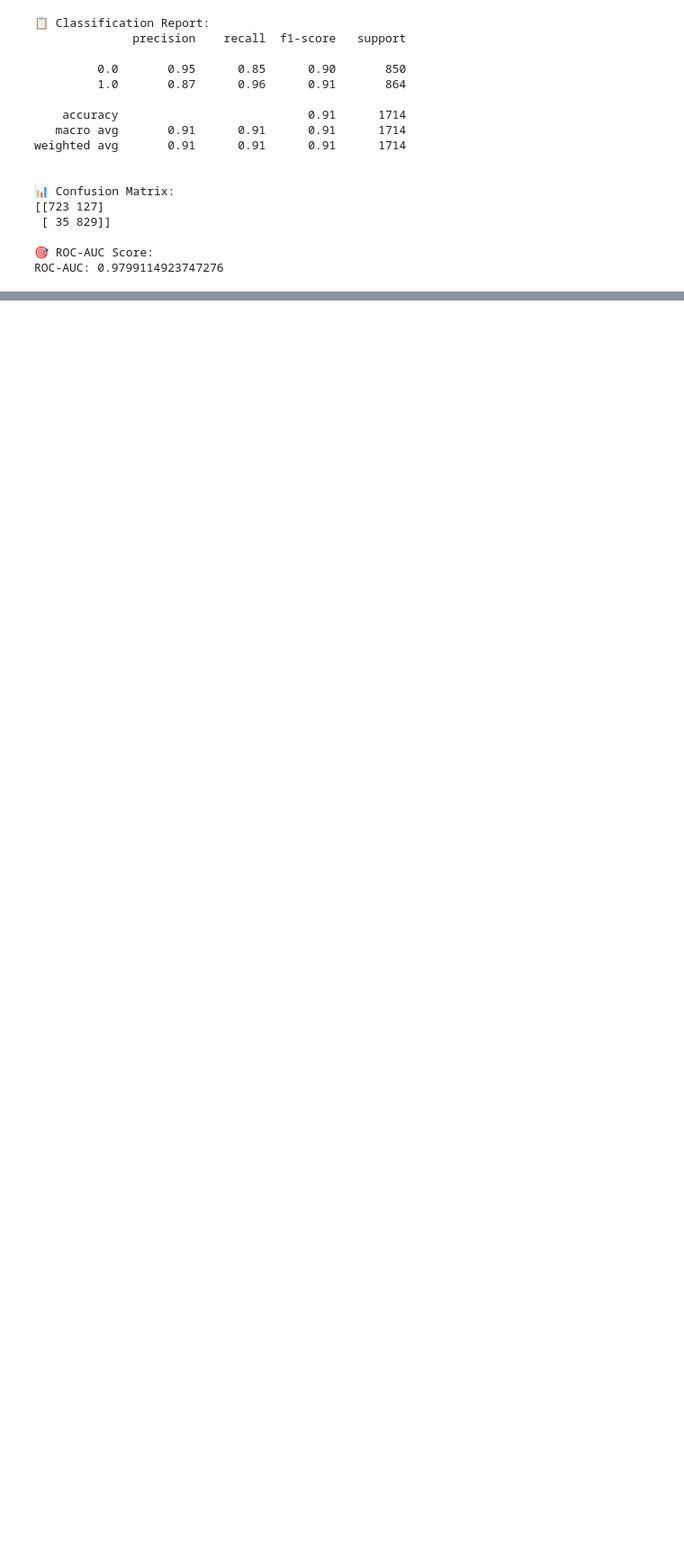
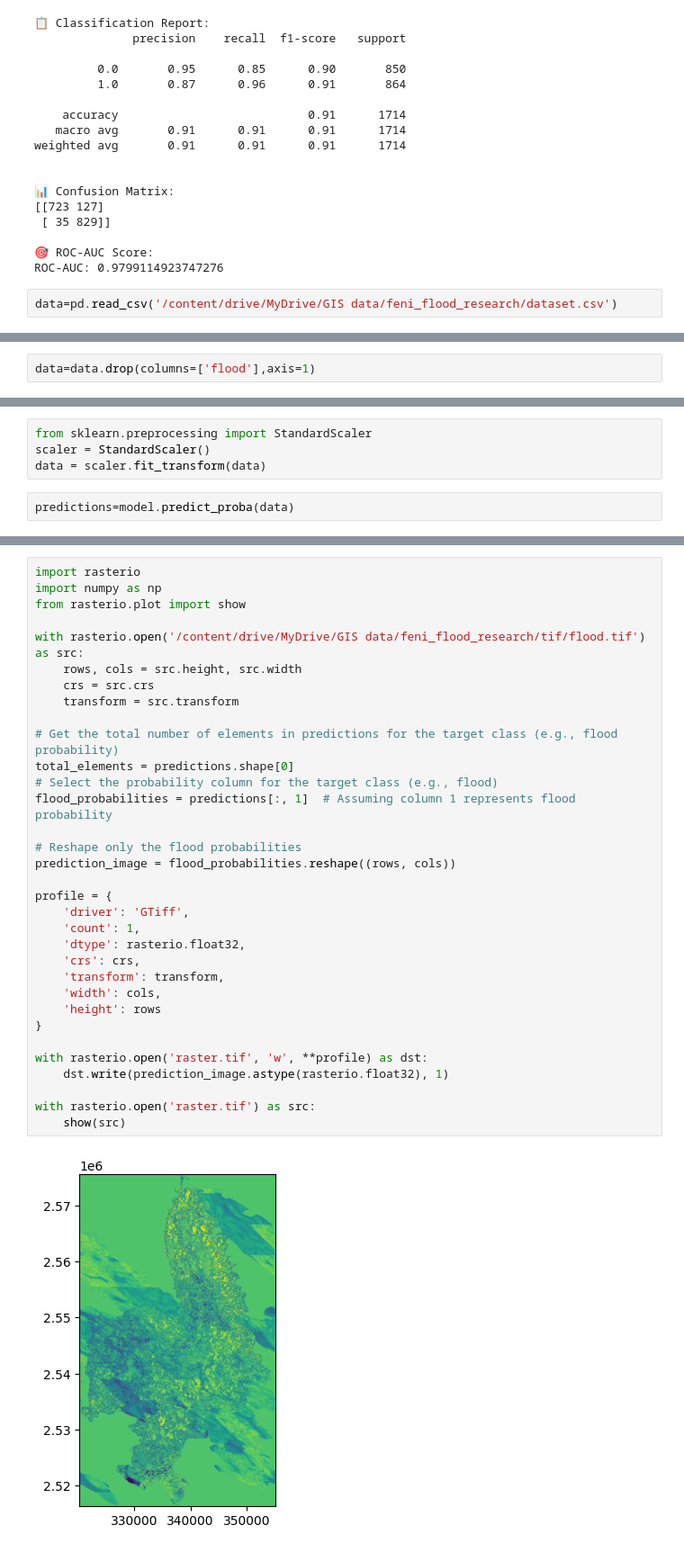
Before and after one commit to ATIK2110018/ML_projects, a Jupyter notebook: feni_flood_1.ipynb, the cells around one changed output, grey strips where cells are left out. Shown at 90% size. Cells and saved outputs as stored; diff of their text form; blank space fills up the shorter version.

```diff
--- a/feni_flood_1.ipynb
+++ b/feni_flood_1.ipynb
@@ -207,3 +207,5 @@ weighted avg       0.91      0.91      0.91      1714
 
 🎯 ROC-AUC Score:
 ROC-AUC: 0.9799114923747276
+# %%
+data=pd.read_csv('/content/drive/MyDrive/GIS data/feni_flood_research/dataset.csv')
@@ -209,0 +221,2 @@ ROC-AUC: 0.9799114923747276
+# %%
+data=data.drop(columns=['flood'],axis=1)
@@ -209,0 +248,6 @@ ROC-AUC: 0.9799114923747276
+# %%
+from sklearn.preprocessing import StandardScaler
+scaler = StandardScaler()
+data = scaler.fit_transform(data)
+# %%
+predictions=model.predict_proba(data)
@@ -209,0 +276,35 @@ ROC-AUC: 0.9799114923747276
+# %%
+import rasterio
+import numpy as np
+from rasterio.plot import show
+
+with rasterio.open('/content/drive/MyDrive/GIS data/feni_flood_research/tif/flood.tif') as src:
+    rows, cols = src.height, src.width
+    crs = src.crs
+    transform = src.transform
+
+# Get the total number of elements in predictions for the target class (e.g., flood probability)
+total_elements = predictions.shape[0]
+# Select the probability column for the target class (e.g., flood)
+flood_probabilities = predictions[:, 1]  # Assuming column 1 represents flood probability
+
+# Reshape only the flood probabilities
+prediction_image = flood_probabilities.reshape((rows, cols))
+
+profile = {
+    'driver': 'GTiff',
+    'count': 1,
+    'dtype': rasterio.float32,
+    'crs': crs,
+    'transform': transform,
+    'width': cols,
+    'height': rows
+}
+
+with rasterio.open('raster.tif', 'w', **profile) as dst:
+    dst.write(prediction_image.astype(rasterio.float32), 1)
+
+with rasterio.open('raster.tif') as src:
+    show(src)
+# %% [output]
+[figure, added]
```
Also changed, not shown: parts of 4 cells of this notebook.
